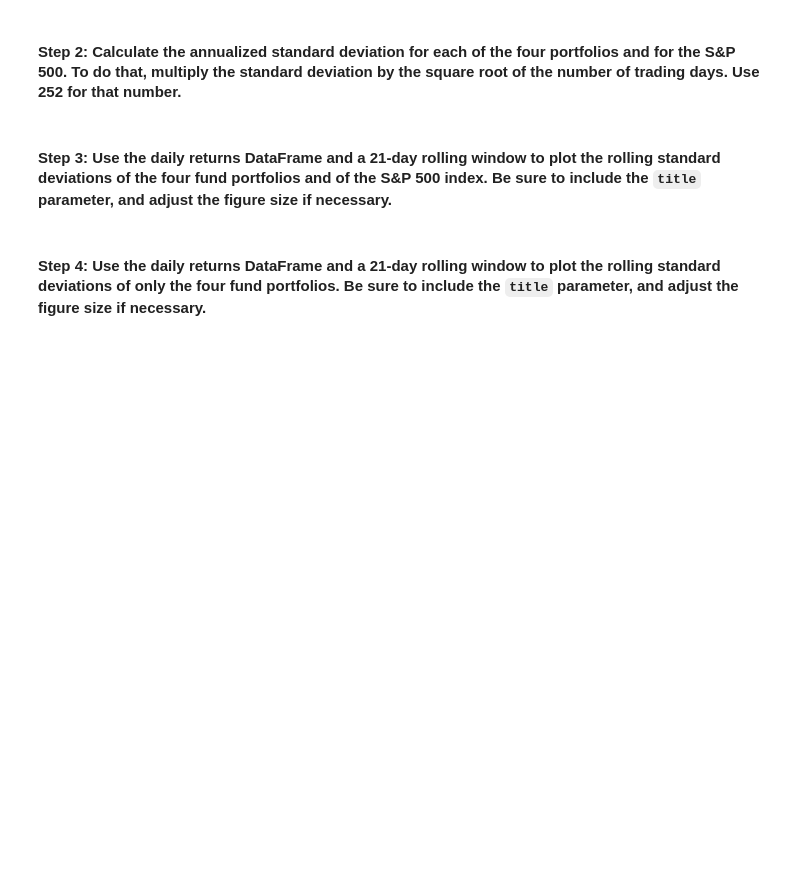
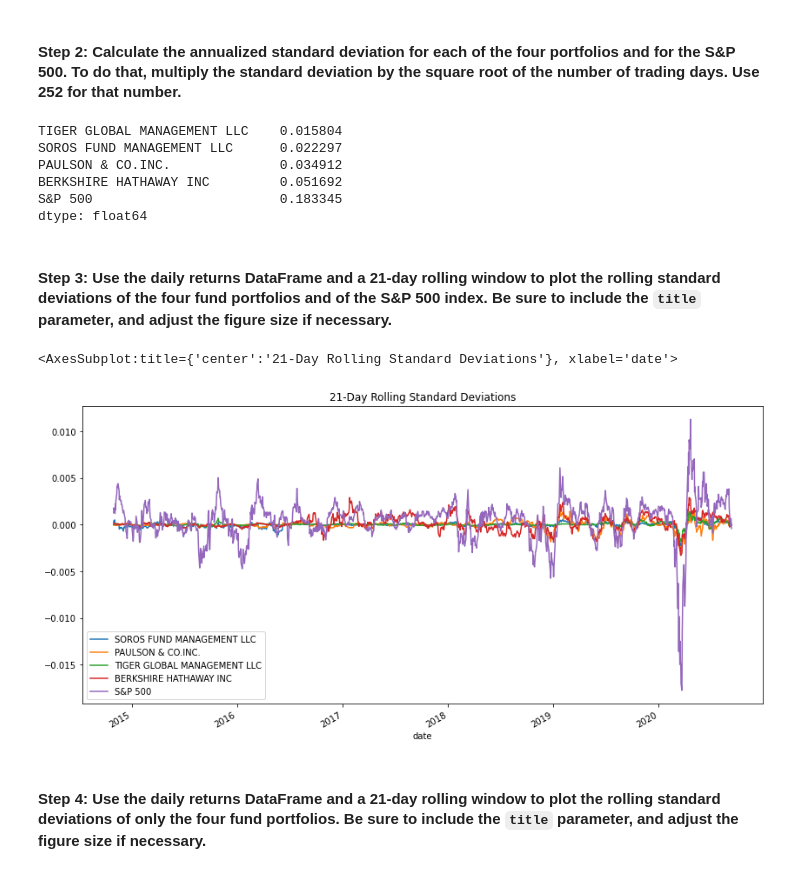
Before and after one commit to RyanSvendson/Challenge_4, a Jupyter notebook: starter_code/risk_return_analysis.ipynb, the cells around one changed output. Cells and saved outputs as stored; diff of their text form; code cells hidden in the pictures; blank space fills up the shorter version.

```diff
--- a/starter_code/risk_return_analysis.ipynb
+++ b/starter_code/risk_return_analysis.ipynb
@@ -247,13 +247,24 @@ dtype: float64
 # YOUR CODE HERE
 
 annualized_standard_deviation = standard_deviation * np.sqrt(252)
+annualized_standard_deviation.sort_values()
+# %% [output]
+TIGER GLOBAL MANAGEMENT LLC    0.015804
+SOROS FUND MANAGEMENT LLC      0.022297
+PAULSON & CO.INC.              0.034912
+BERKSHIRE HATHAWAY INC         0.051692
+S&P 500                        0.183345
+dtype: float64
 # %% [markdown]
 #### Step 3: Use the daily returns DataFrame and a 21-day rolling window to plot the rolling standard deviations of the four fund portfolios and of the S&P 500 index. Be sure to include the `title` parameter, and adjust the figure size if necessary.
 # %%
 # Using the daily returns DataFrame and a 21-day rolling window,
 # plot the rolling standard deviation of the 4 portfolios and the S&P 500
 # Include a title parameter and adjust the figure size
-# YOUR CODE HERE
+daily_returns.rolling(window=21).mean().plot(title="21-Day Rolling Standard Deviations", figsize=(14,7))
+# %% [output]
+<AxesSubplot:title={'center':'21-Day Rolling Standard Deviations'}, xlabel='date'>
+[figure, added]
 # %% [markdown]
 #### Step 4: Use the daily returns DataFrame and a 21-day rolling window to plot the rolling standard deviations of only the four fund portfolios. Be sure to include the `title` parameter, and adjust the figure size if necessary.
 # %%
```
Also changed, not shown: parts of 22 cells of this notebook, 1 other file.
